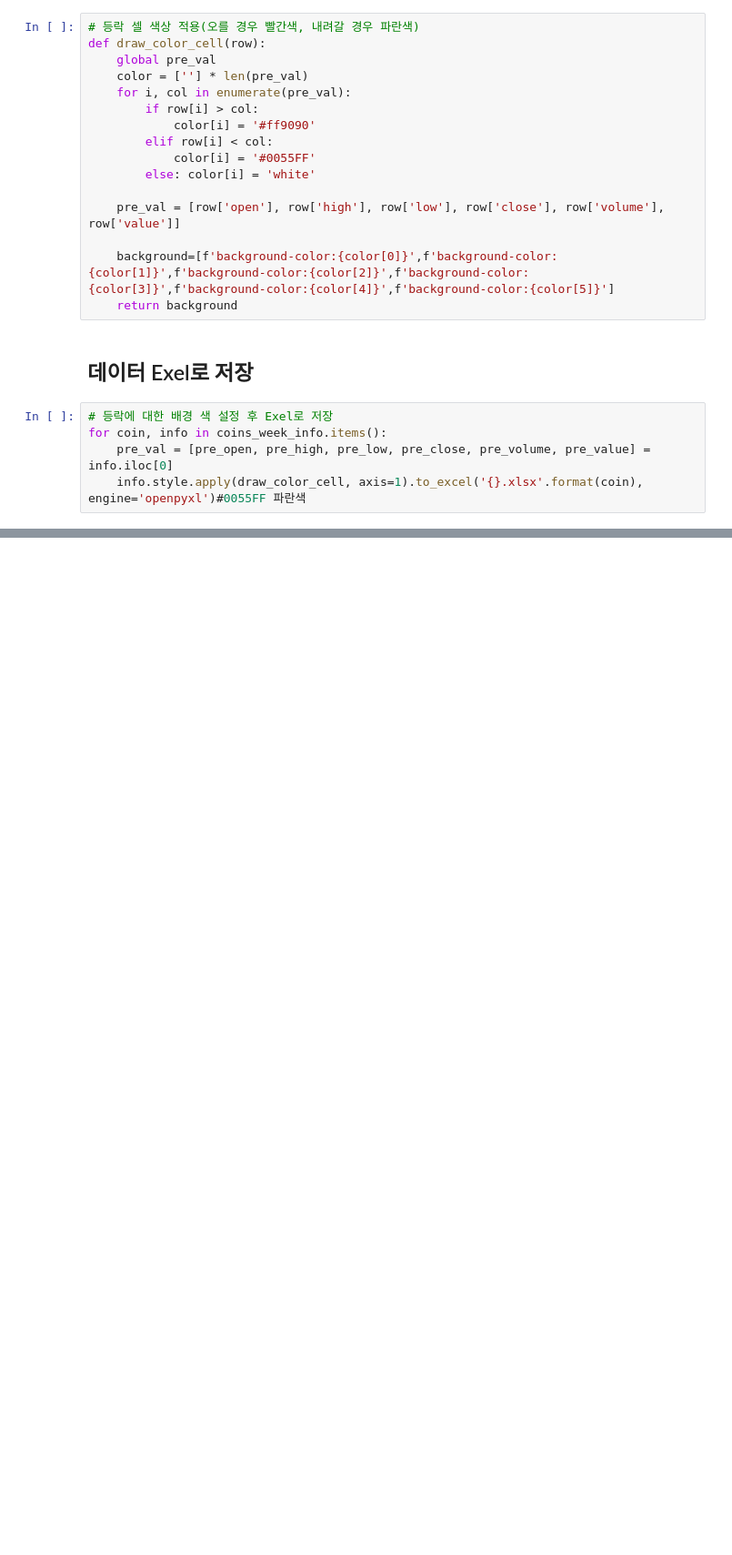
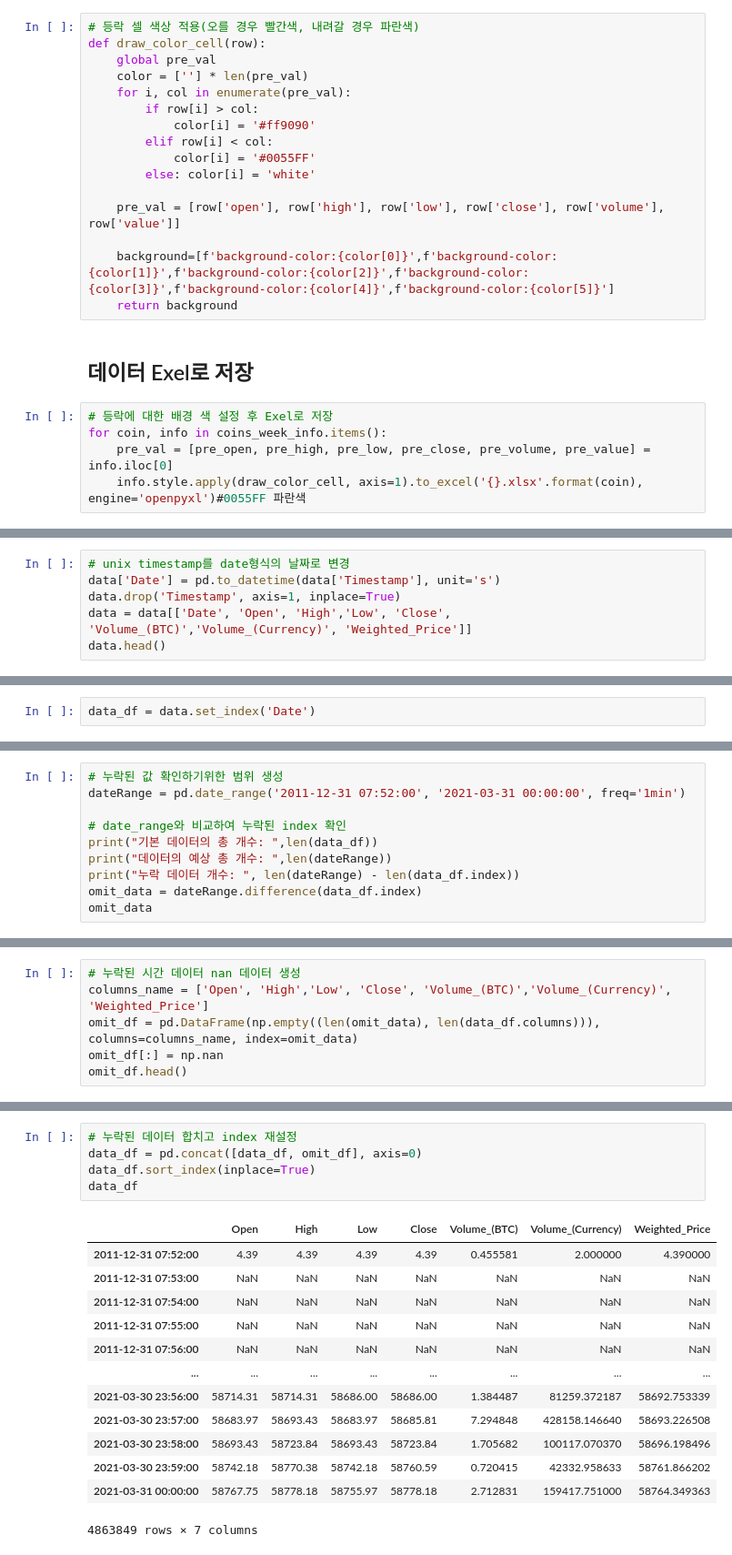
Before and after one commit to sejin-k/Coin-Prediction, a Jupyter notebook: Load_coin_data.ipynb, the cells around one changed output, grey strips where cells are left out. Shown: that part at 91% size. Saved outputs shown, nothing was run; the diff lists cells and outputs as text; blank space fills up the shorter version.

Commit message:
[Update] Load Kaggle Bitcoin history data

```diff
--- a/Load_coin_data.ipynb
+++ b/Load_coin_data.ipynb
@@ -236,0 +266,6 @@ for coin, info in coins_week_info.items():
+# %%
+# unix timestamp를 date형식의 날짜로 변경
+data['Date'] = pd.to_datetime(data['Timestamp'], unit='s')
+data.drop('Timestamp', axis=1, inplace=True)
+data = data[['Date', 'Open', 'High','Low', 'Close', 'Volume_(BTC)','Volume_(Currency)', 'Weighted_Price']]
+data.head()
@@ -236,0 +279,2 @@ for coin, info in coins_week_info.items():
+# %%
+data_df = data.set_index('Date')
@@ -236,0 +283,10 @@ for coin, info in coins_week_info.items():
+# %%
+# 누락된 값 확인하기위한 범위 생성
+dateRange = pd.date_range('2011-12-31 07:52:00', '2021-03-31 00:00:00', freq='1min')
+
+# date_range와 비교하여 누락된 index 확인
+print("기본 데이터의 총 개수: ",len(data_df))
+print("데이터의 예상 총 개수: ",len(dateRange))
+print("누락 데이터 개수: ", len(dateRange) - len(data_df.index))
+omit_data = dateRange.difference(data_df.index)
+omit_data
@@ -236,0 +309,6 @@ for coin, info in coins_week_info.items():
+# %%
+# 누락된 시간 데이터 nan 데이터 생성
+columns_name = ['Open', 'High','Low', 'Close', 'Volume_(BTC)','Volume_(Currency)', 'Weighted_Price']
+omit_df = pd.DataFrame(np.empty((len(omit_data), len(data_df.columns))), columns=columns_name, index=omit_data)
+omit_df[:] = np.nan
+omit_df.head()
@@ -236,0 +322,19 @@ for coin, info in coins_week_info.items():
+# %%
+# 누락된 데이터 합치고 index 재설정
+data_df = pd.concat([data_df, omit_df], axis=0)
+data_df.sort_index(inplace=True)
+data_df
+# %% [output]
+|  | Open | High | Low | Close | Volume_(BTC) | Volume_(Currency) | Weighted_Price |
+| 2011-12-31 07:52:00 | 4.39 | 4.39 | 4.39 | 4.39 | 0.455581 | 2.000000 | 4.390000 |
+| 2011-12-31 07:53:00 | NaN | NaN | NaN | NaN | NaN | NaN | NaN |
+| 2011-12-31 07:54:00 | NaN | NaN | NaN | NaN | NaN | NaN | NaN |
+| 2011-12-31 07:55:00 | NaN | NaN | NaN | NaN | NaN | NaN | NaN |
+| 2011-12-31 07:56:00 | NaN | NaN | NaN | NaN | NaN | NaN | NaN |
+| ... | ... | ... | ... | ... | ... | ... | ... |
+| 2021-03-30 23:56:00 | 58714.31 | 58714.31 | 58686.00 | 58686.00 | 1.384487 | 81259.372187 | 58692.753339 |
+| 2021-03-30 23:57:00 | 58683.97 | 58693.43 | 58683.97 | 58685.81 | 7.294848 | 428158.146640 | 58693.226508 |
+| 2021-03-30 23:58:00 | 58693.43 | 58723.84 | 58693.43 | 58723.84 | 1.705682 | 100117.070370 | 58696.198496 |
+| 2021-03-30 23:59:00 | 58742.18 | 58770.38 | 58742.18 | 58760.59 | 0.720415 | 42332.958633 | 58761.866202 |
+| 2021-03-31 00:00:00 | 58767.75 | 58778.18 | 58755.97 | 58778.18 | 2.712831 | 159417.751000 | 58764.349363 |
+4863849 rows × 7 columns
```
Also changed, not shown: parts of 17 cells of this notebook.
